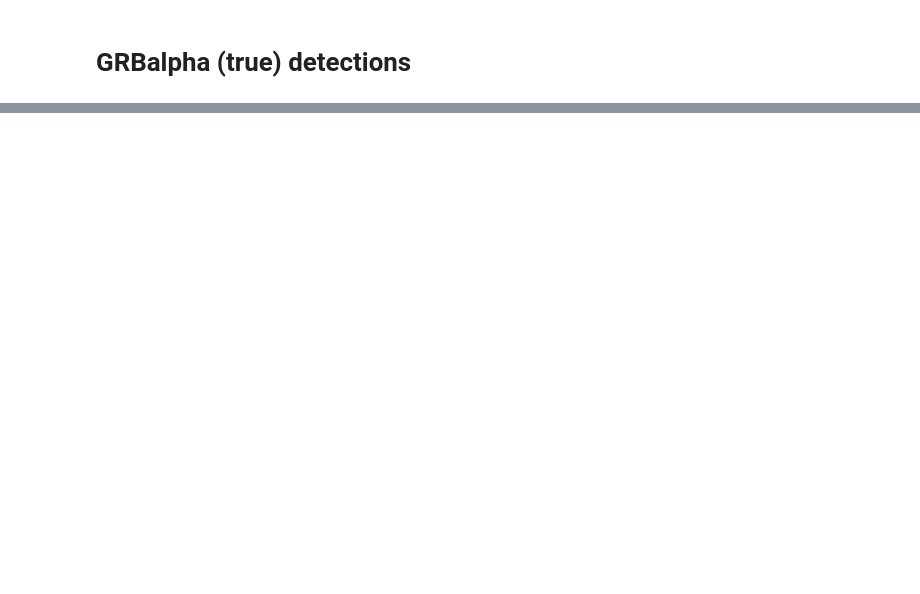
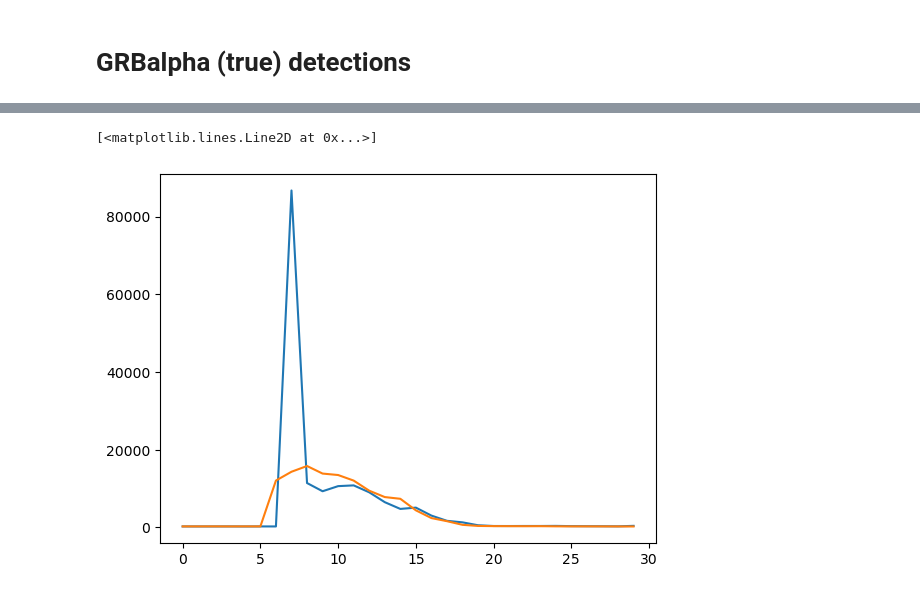
Before and after one commit to MartinChobolaX/GRBorNotGRB, a Jupyter notebook: LSTM_rate_one_var.ipynb, the cells around one changed output, grey strips where cells are left out. Saved outputs shown, nothing was run; the diff lists cells and outputs as text; code cells hidden in the pictures; blank space fills up the shorter version.

```diff
--- a/LSTM_rate_one_var.ipynb
+++ b/LSTM_rate_one_var.ipynb
@@ -158 +257,7 @@ plt.plot(10**y1[50000:75000])
+# %%
+plt.plot(pred[98770:98800])
+plt.plot(truee[98770:98800])
+# %% [output]
+[<matplotlib.lines.Line2D at 0x...>]
+[figure, added]
 # %%
```
Also changed, not shown: parts of 14 cells of this notebook, 1 other file.
